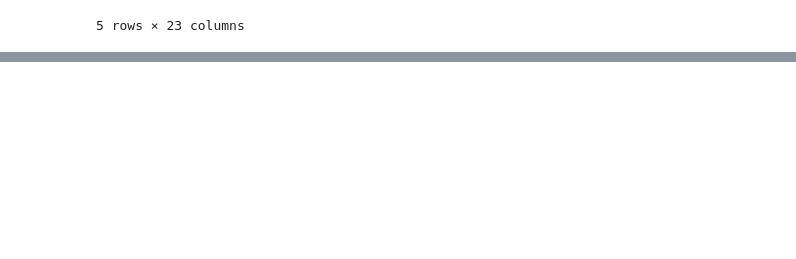
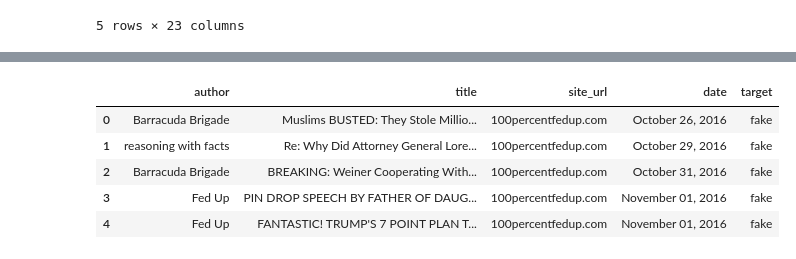
Before and after one commit to BurgahJasper/LSDManagement, a Jupyter notebook: kaggle/kaggle.ipynb, the cells around one changed output, grey strips where cells are left out. Cells and saved outputs as stored; diff of their text form; code cells hidden in the pictures; blank space fills up the shorter version.

```diff
--- a/kaggle/kaggle.ipynb
+++ b/kaggle/kaggle.ipynb
@@ -26,3 +27,5 @@ df.head()
 | 3 | 7cf7c15731ac2a116dd7f629bd57ea468... | 0 | Fed Up | 2016-11-01T05:22:00.000+02:00 | PIN DROP SPEECH BY FATHER OF DAUG... | Email Kayla Mueller was a prisone... | english | 2016-11-01T15:46:26.304+02:00 | 100percentfedup.com | US | ... |
 | 4 | 0206b54719c7e241ffe0ad4315b808290... | 0 | Fed Up | 2016-11-01T21:56:00.000+02:00 | FANTASTIC! TRUMP'S 7 POINT PLAN T... | Email HEALTHCARE REFORM TO MAKE A... | english | 2016-11-01T23:59:42.266+02:00 | 100percentfedup.com | US | ... |
 5 rows × 23 columns
+# %%
+df['target'] = 'fake'
@@ -28,0 +42,10 @@ df.head()
+# %%
+df_fake = df[['author','title','site_url','date','target']]
+df_fake.head()
+# %% [output]
+|  | author | title | site_url | date | target |
+| 0 | Barracuda Brigade | Muslims BUSTED: They Stole Millio... | 100percentfedup.com | October 26, 2016 | fake |
+| 1 | reasoning with facts | Re: Why Did Attorney General Lore... | 100percentfedup.com | October 29, 2016 | fake |
+| 2 | Barracuda Brigade | BREAKING: Weiner Cooperating With... | 100percentfedup.com | October 31, 2016 | fake |
+| 3 | Fed Up | PIN DROP SPEECH BY FATHER OF DAUG... | 100percentfedup.com | November 01, 2016 | fake |
+| 4 | Fed Up | FANTASTIC! TRUMP'S 7 POINT PLAN T... | 100percentfedup.com | November 01, 2016 | fake |
```
Also changed, not shown: parts of 6 cells of this notebook.
